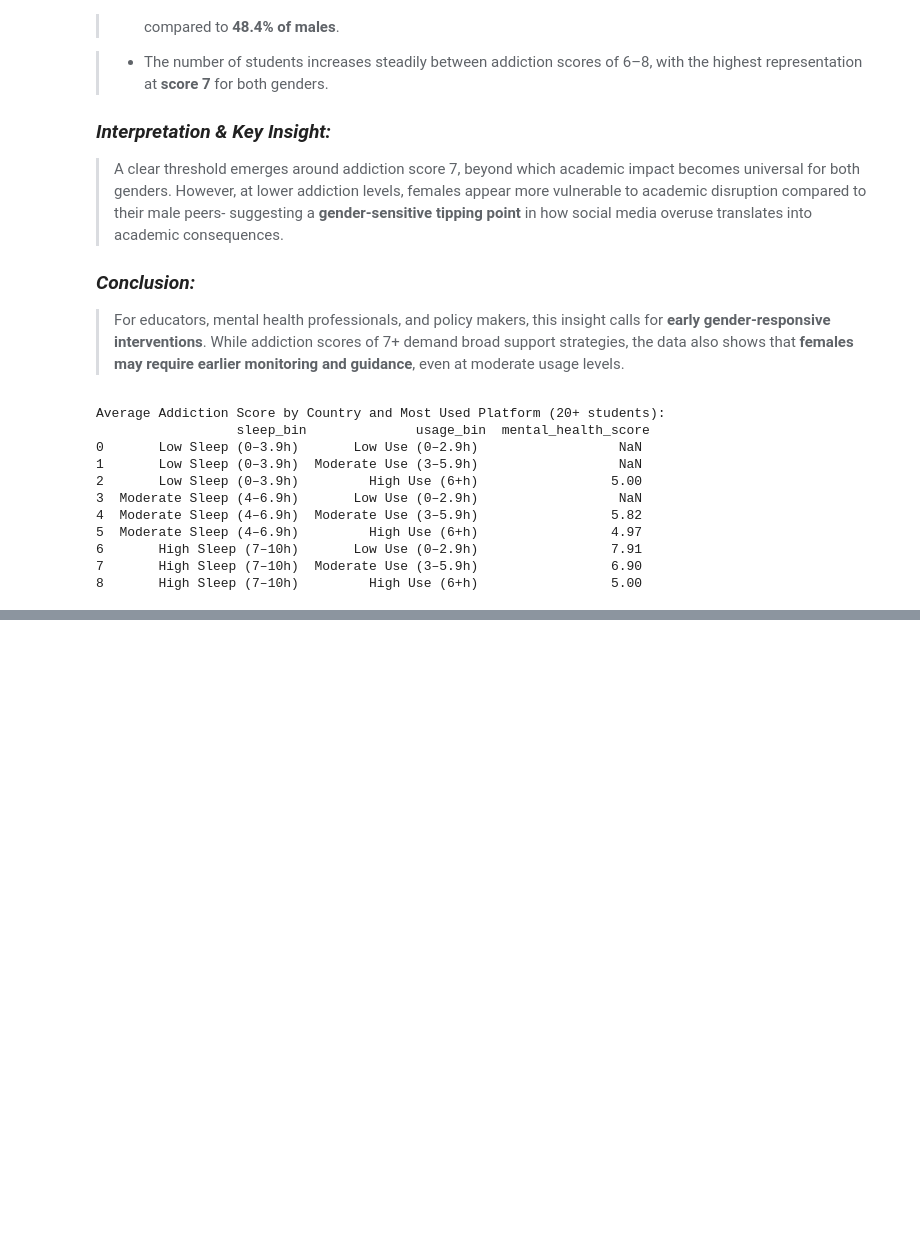
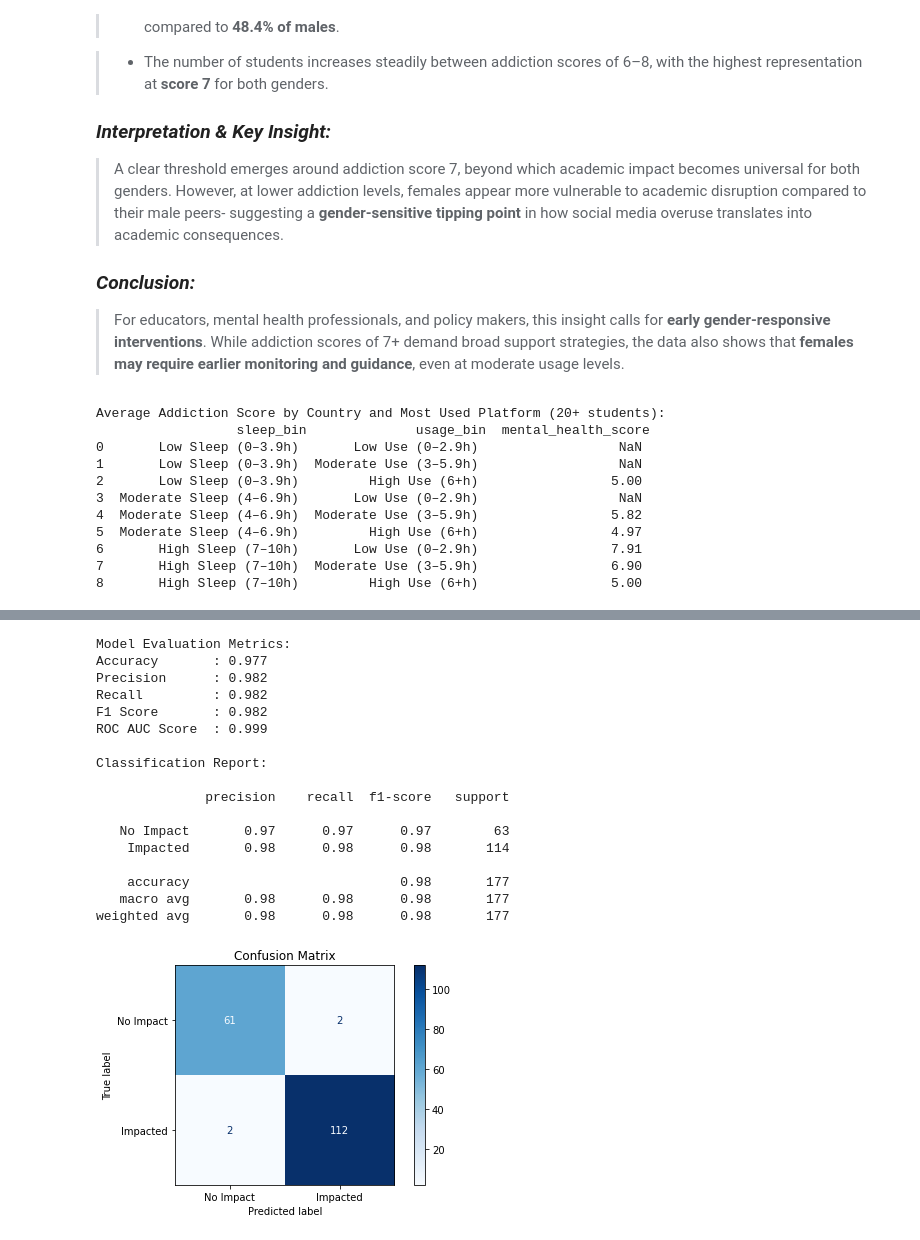
Before and after one commit to Vain-Guy/Students-Social-Media-Addiction, a Jupyter notebook: std.ipynb, the cells around one changed output, grey strips where cells are left out. Saved outputs shown, nothing was run; the diff lists cells and outputs as text; code cells hidden in the pictures; blank space fills up the shorter version.

Commit message:
Prediction: DONE!!

```diff
--- a/std.ipynb
+++ b/std.ipynb
@@ -2272,10 +2275,10 @@ bins = [0, 3, 6, 9]  # (0,3], (3,6], (6,9]
 labels = ['Low', 'Moderate', 'High']
 
 # Create new column: addiction_impact
-student_df['addiction_impact'] = pd.cut(student_df['addicted_score'], bins = bins, labels = labels, include_lowest = True, right = True)
+student_df['addiction_level'] = pd.cut(student_df['addicted_score'], bins = bins, labels = labels, include_lowest = True, right = True)
 
 # Preview changes
-print("Addiction Impact Level Distribution:\n", student_df['addiction_impact'].value_counts())
+print("Addiction Impact Level Distribution:\n", student_df['addiction_level'].value_counts())
 # %% [output]
 Addiction Impact Level Distribution:
  High        408
@@ -3476,0 +3522,6 @@ Average Addiction Score by Country and Most Used Platform (20+ students):
+# %%
+# Convert Yes/No to binary
+student_df['target_academic_impact'] = student_df['affects_academic_performance'].map({
+    'Yes': 1,
+    'No': 0
+})
@@ -3476,0 +3737,66 @@ Average Addiction Score by Country and Most Used Platform (20+ students):
+# %%
+from sklearn.pipeline import Pipeline
+from sklearn.preprocessing import StandardScaler
+from sklearn.linear_model import LogisticRegression
+from sklearn.metrics import (
+    accuracy_score,
+    precision_score,
+    recall_score,
+    f1_score,
+    roc_auc_score,
+    confusion_matrix,
+    ConfusionMatrixDisplay,
+    classification_report
+)
+
+# Build pipeline: scaling + logistic regression
+logreg_pipeline = Pipeline([
+    ('scaler', StandardScaler()),
+    ('logreg', LogisticRegression(solver = 'liblinear', random_state = 42))
+])
+
+# Fit the model on training data
+logreg_pipeline.fit(X_train, y_train)
+
+# Make predictions
+y_pred = logreg_pipeline.predict(X_test)
+y_proba = logreg_pipeline.predict_proba(X_test)[:, 1]
+
+# Evaluation Metrics
+print("\nModel Evaluation Metrics:")
+print(f"Accuracy       : {accuracy_score(y_test, y_pred):.3f}")
+print(f"Precision      : {precision_score(y_test, y_pred):.3f}")
+print(f"Recall         : {recall_score(y_test, y_pred):.3f}")
+print(f"F1 Score       : {f1_score(y_test, y_pred):.3f}")
+print(f"ROC AUC Score  : {roc_auc_score(y_test, y_proba):.3f}")
+
+# Classification Report
+print("\nClassification Report:\n")
+print(classification_report(y_test, y_pred, target_names = ["No Impact", "Impacted"]))
+
+# Confusion Matrix Plot
+cm = confusion_matrix(y_test, y_pred)
+disp = ConfusionMatrixDisplay(confusion_matrix = cm, display_labels = ["No Impact", "Impacted"])
+disp.plot(cmap = "Blues", values_format = "d")
+plt.title("Confusion Matrix")
+plt.tight_layout()
+plt.show()
+# %% [output]
+Model Evaluation Metrics:
+Accuracy       : 0.977
+Precision      : 0.982
+Recall         : 0.982
+F1 Score       : 0.982
+ROC AUC Score  : 0.999
+
+Classification Report:
+
+              precision    recall  f1-score   support
+
+   No Impact       0.97      0.97      0.97        63
+    Impacted       0.98      0.98      0.98       114
+
+    accuracy                           0.98       177
+   macro avg       0.98      0.98      0.98       177
+weighted avg       0.98      0.98      0.98       177
+[figure, added]
```
Also changed, not shown: parts of 19 cells of this notebook.
